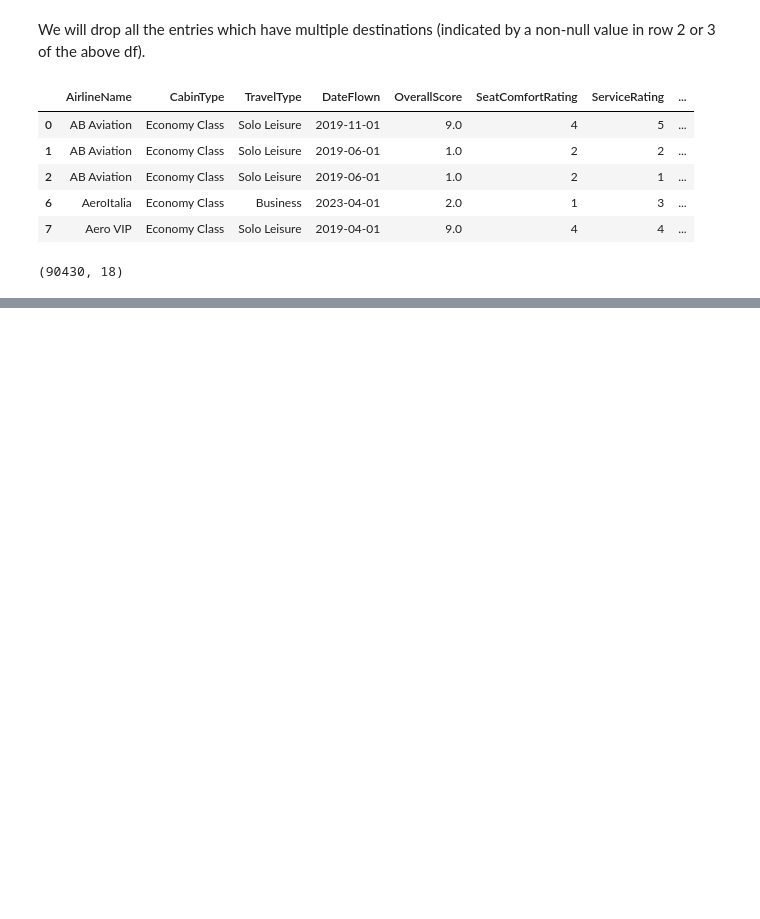
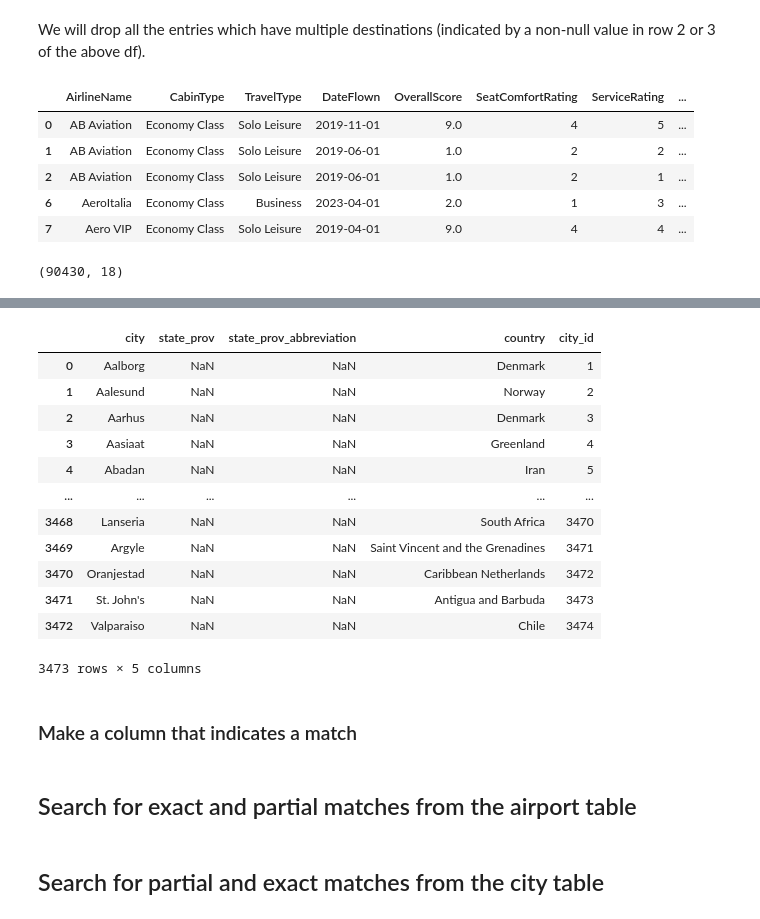
Before and after one commit to paulabondoc/airline-ratings-data-project, a Jupyter notebook: Script1 - Data_cleaning.ipynb, the cells around one changed output, grey strips where cells are left out. Drawn from its saved outputs; the diff is of its cells as text; code cells hidden in the pictures; blank space fills up the shorter version.

Commit message:
Load location dictionaries and make match column

```diff
--- a/Script1 - Data_cleaning.ipynb
+++ b/Script1 - Data_cleaning.ipynb
@@ -903,0 +962,17 @@ dataset_origin_destination.drop(columns='NewRoute', inplace=True)
+# %%
+cities = pd.read_excel('Data dict - cities_with_city_id.xlsx', sheet_name='Sheet1')
+cities
+# %% [output]
+|  | city | state_prov | state_prov_abbreviation | country | city_id |
+| 0 | Aalborg | NaN | NaN | Denmark | 1 |
+| 1 | Aalesund | NaN | NaN | Norway | 2 |
+| 2 | Aarhus | NaN | NaN | Denmark | 3 |
+| 3 | Aasiaat | NaN | NaN | Greenland | 4 |
+| 4 | Abadan | NaN | NaN | Iran | 5 |
+| ... | ... | ... | ... | ... | ... |
+| 3468 | Lanseria | NaN | NaN | South Africa | 3470 |
+| 3469 | Argyle | NaN | NaN | Saint Vincent and the Grenadines | 3471 |
+| 3470 | Oranjestad | NaN | NaN | Caribbean Netherlands | 3472 |
+| 3471 | St. John's | NaN | NaN | Antigua and Barbuda | 3473 |
+| 3472 | Valparaiso | NaN | NaN | Chile | 3474 |
+3473 rows × 5 columns
@@ -903,0 +982,2 @@ dataset_origin_destination.drop(columns='NewRoute', inplace=True)
+# %% [markdown]
+### Make a column that indicates a match
@@ -903,0 +987,4 @@ dataset_origin_destination.drop(columns='NewRoute', inplace=True)
+# %% [markdown]
+## Search for exact and partial matches from the airport table
+# %% [markdown]
+## Search for partial and exact matches from the city table
```
Also changed, not shown: parts of 12 cells of this notebook.
